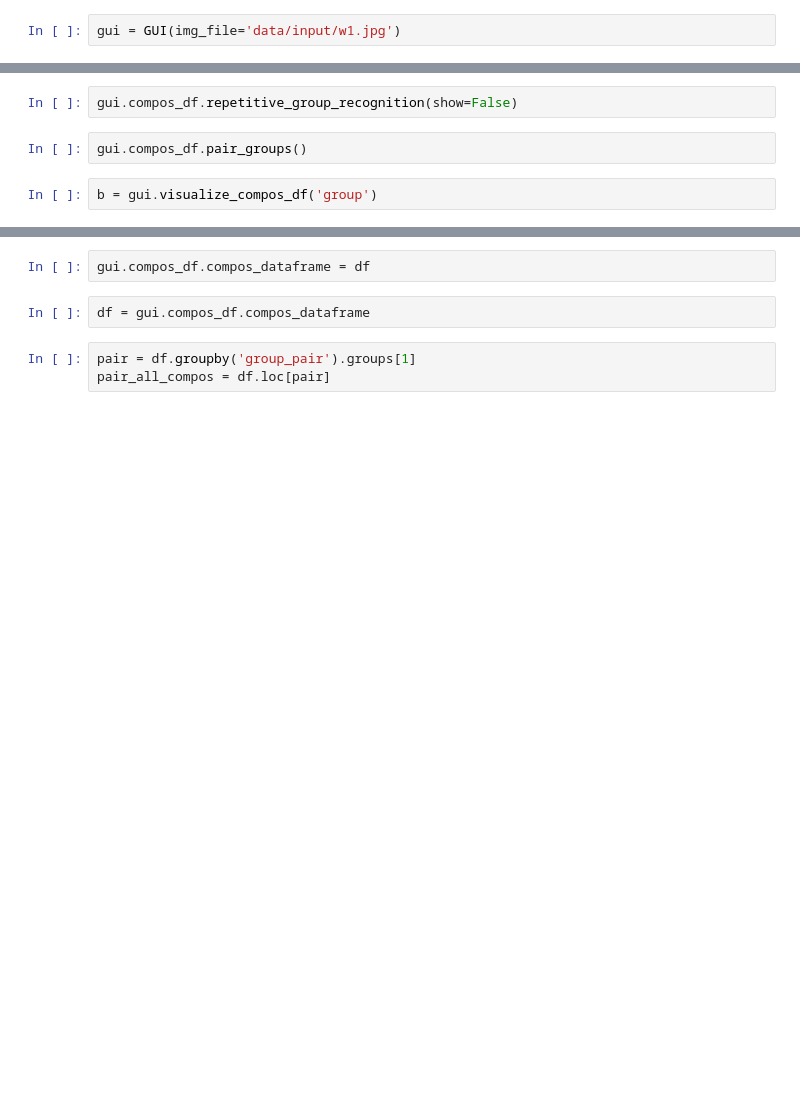
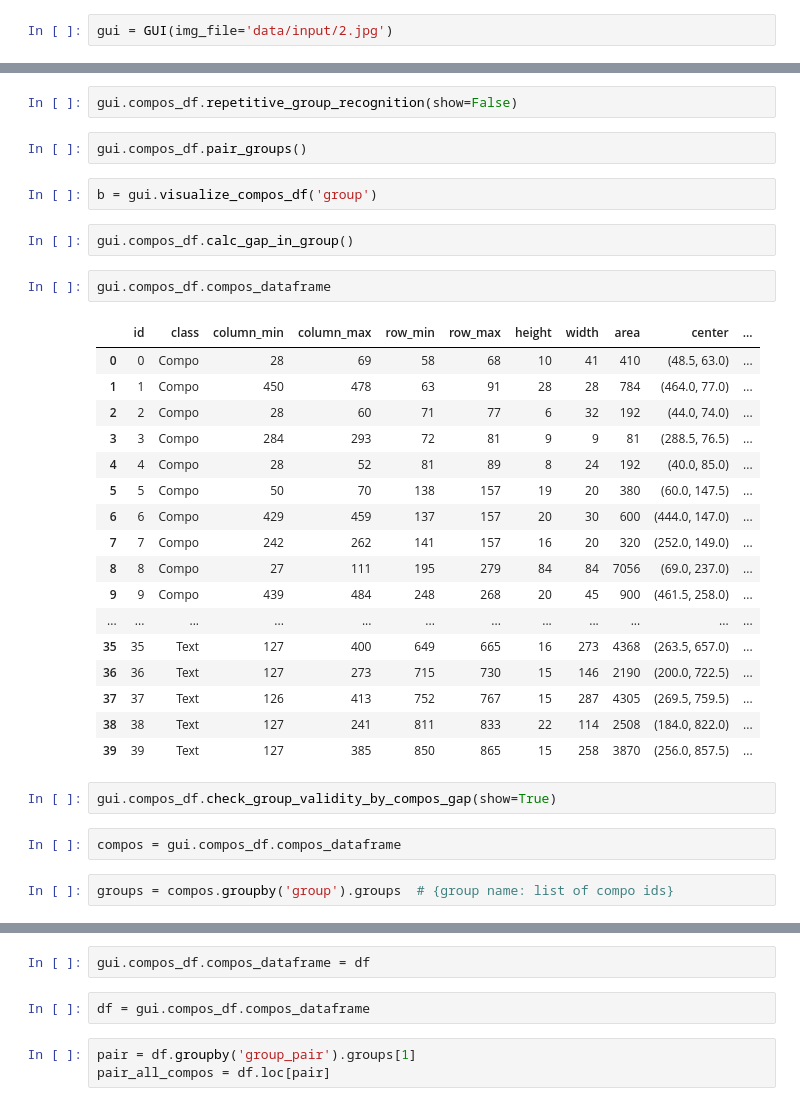
Before and after one commit to MulongXie/GUI-Semantic-Grouping, a Jupyter notebook: test-layout.ipynb, the cells around one changed output, grey strips where cells are left out. Saved outputs shown, nothing was run; the diff lists cells and outputs as text; blank space fills up the shorter version.

```diff
--- a/test-layout.ipynb
+++ b/test-layout.ipynb
@@ -15,7 +15,7 @@ from os.path import join as pjoin
 # %%
 # gui = GUI(img_file='E:\\Mulong\\Datasets\\gui\\rico\\combined\\all\\10727.jpg', output_dir='E:\\Mulong\\Result\\rico-layout\\result')
 # %%
-gui = GUI(img_file='data/input/w1.jpg')
+gui = GUI(img_file='data/input/2.jpg')
 # %%
 gui.element_detection(img_resize_longest_side=None)
 gui.visualize_element_detection(is_resize_showing=False)
@@ -53,3 +48,31 @@ gui.compos_df.repetitive_group_recognition(show=False)
 gui.compos_df.pair_groups()
 # %%
 b = gui.visualize_compos_df('group')
+# %%
+gui.compos_df.calc_gap_in_group()
+# %%
+gui.compos_df.compos_dataframe
+# %% [output]
+|  | id | class | column_min | column_max | row_min | row_max | height | width | area | center | ... |
+| 0 | 0 | Compo | 28 | 69 | 58 | 68 | 10 | 41 | 410 | (48.5, 63.0) | ... |
+| 1 | 1 | Compo | 450 | 478 | 63 | 91 | 28 | 28 | 784 | (464.0, 77.0) | ... |
+| 2 | 2 | Compo | 28 | 60 | 71 | 77 | 6 | 32 | 192 | (44.0, 74.0) | ... |
+| 3 | 3 | Compo | 284 | 293 | 72 | 81 | 9 | 9 | 81 | (288.5, 76.5) | ... |
+| 4 | 4 | Compo | 28 | 52 | 81 | 89 | 8 | 24 | 192 | (40.0, 85.0) | ... |
+| 5 | 5 | Compo | 50 | 70 | 138 | 157 | 19 | 20 | 380 | (60.0, 147.5) | ... |
+| 6 | 6 | Compo | 429 | 459 | 137 | 157 | 20 | 30 | 600 | (444.0, 147.0) | ... |
+| 7 | 7 | Compo | 242 | 262 | 141 | 157 | 16 | 20 | 320 | (252.0, 149.0) | ... |
+| 8 | 8 | Compo | 27 | 111 | 195 | 279 | 84 | 84 | 7056 | (69.0, 237.0) | ... |
+| 9 | 9 | Compo | 439 | 484 | 248 | 268 | 20 | 45 | 900 | (461.5, 258.0) | ... |
+| ... | ... | ... | ... | ... | ... | ... | ... | ... | ... | ... | ... |
+| 35 | 35 | Text | 127 | 400 | 649 | 665 | 16 | 273 | 4368 | (263.5, 657.0) | ... |
+| 36 | 36 | Text | 127 | 273 | 715 | 730 | 15 | 146 | 2190 | (200.0, 722.5) | ... |
+| 37 | 37 | Text | 126 | 413 | 752 | 767 | 15 | 287 | 4305 | (269.5, 759.5) | ... |
+| 38 | 38 | Text | 127 | 241 | 811 | 833 | 22 | 114 | 2508 | (184.0, 822.0) | ... |
+| 39 | 39 | Text | 127 | 385 | 850 | 865 | 15 | 258 | 3870 | (256.0, 857.5) | ... |
+# %%
+gui.compos_df.check_group_validity_by_compos_gap(show=True)
+# %%
+compos = gui.compos_df.compos_dataframe
+# %%
+groups = compos.groupby('group').groups  # {group name: list of compo ids}
```
Also changed, not shown: parts of 7 cells of this notebook, 21 other files.
